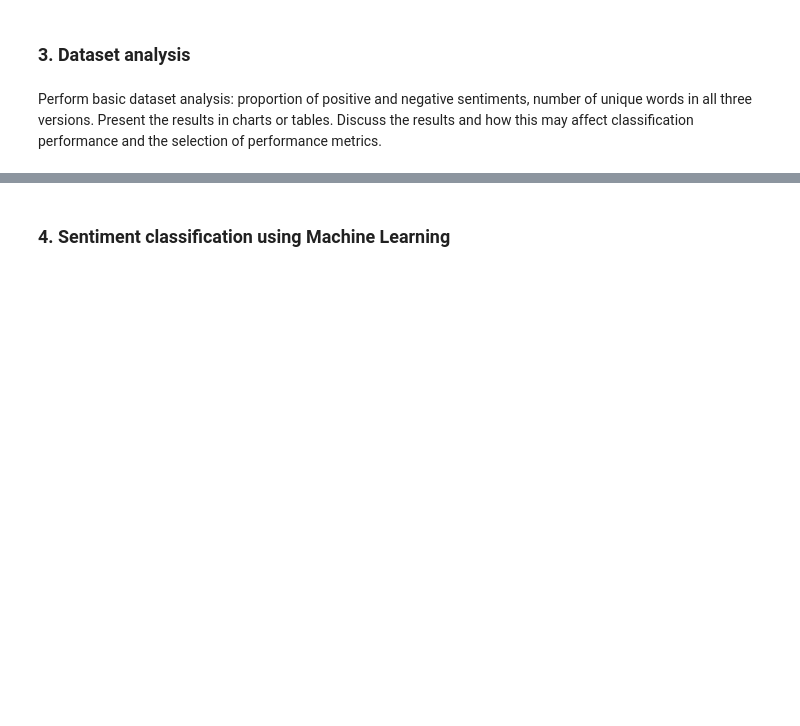
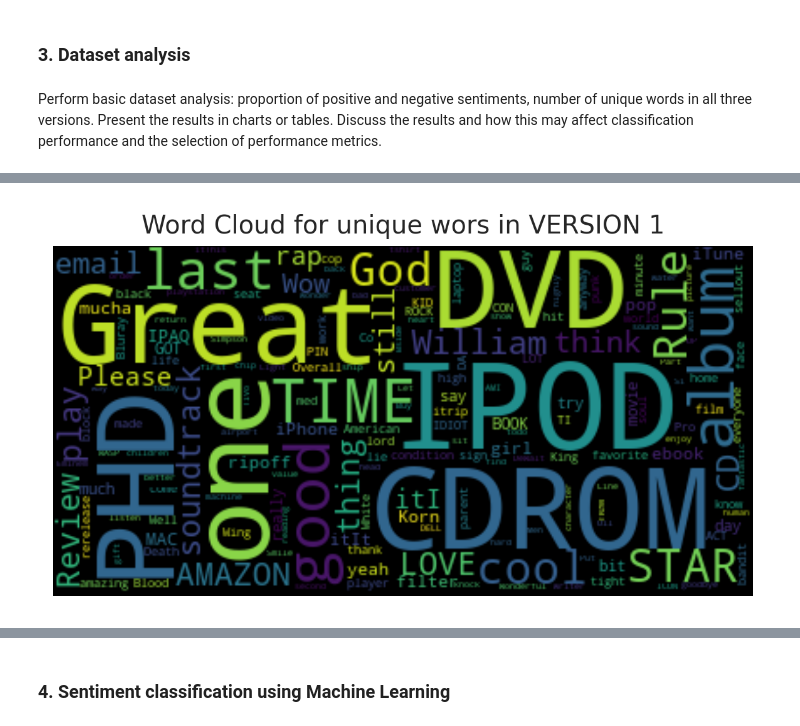
Before and after one commit to Anomaly1702/NLP_Basics, a Jupyter notebook: a1812913_Anubhav_assign1.ipynb, the cells around one changed output, grey strips where cells are left out. Drawn from its saved outputs; the diff is of its cells as text; code cells hidden in the pictures; blank space fills up the shorter version.

```diff
--- a/a1812913_Anubhav_assign1.ipynb
+++ b/a1812913_Anubhav_assign1.ipynb
@@ -113,0 +187,12 @@ metrics.
+# %%
+# !pip install wordcloud
+#Word Cloud for unique words in VERSION 1
+from wordcloud import WordCloud
+import matplotlib.pyplot as plt
+wordcloud = WordCloud () .generate ([ ' ' .join ( word for word in uniqe_version1.keys ())][ 0 ])
+plt.imshow ( wordcloud , interpolation= 'bilinear' )
+plt.axis ( "off" )
+plt.title ( "Word Cloud for unique wors in VERSION 1" )
+plt.show ()
+# %% [output]
+[figure, added]
```
Also changed, not shown: parts of 9 cells of this notebook.
